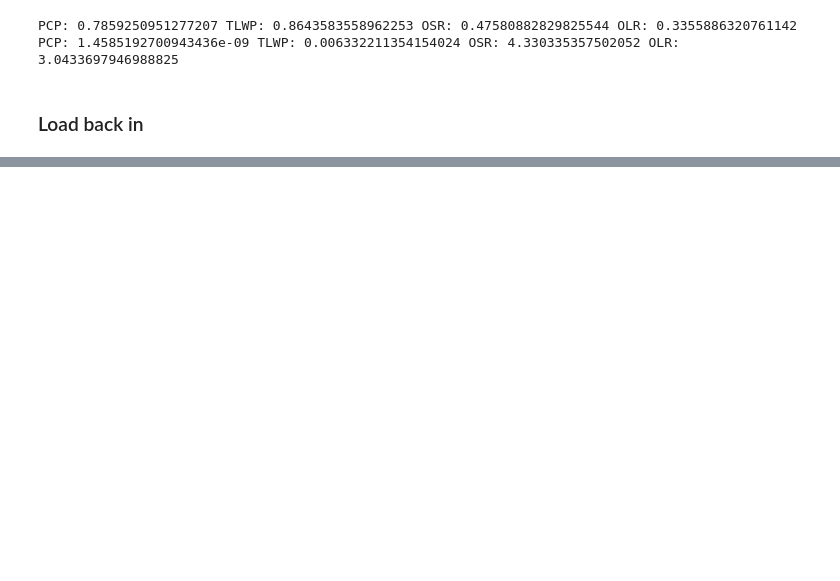
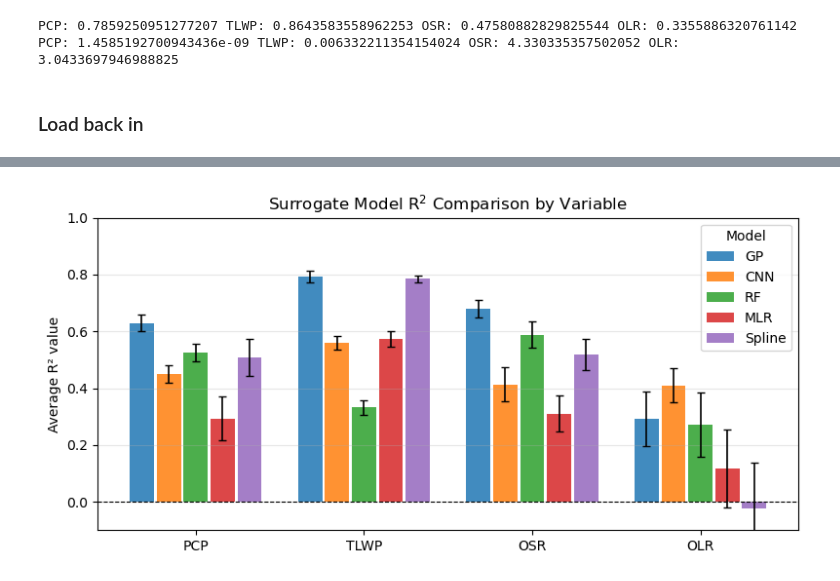
Before and after one commit to JenniferNPaige/SCREAM_Autotuning, a Jupyter notebook: 02_surrogate_modeling/Final_Surrogate_Kfolds_masked.ipynb, the cells around one changed output, grey strips where cells are left out. Drawn from its saved outputs; the diff is of its cells as text; code cells hidden in the pictures; blank space fills up the shorter version.

```diff
--- a/02_surrogate_modeling/Final_Surrogate_Kfolds_masked.ipynb
+++ b/02_surrogate_modeling/Final_Surrogate_Kfolds_masked.ipynb
@@ -1215,0 +1414,32 @@ display(df_mean.round(4).filter(like='test_rmse_phys'))
+# %%
+n_models = len(models_present)
+n_vars   = len(VAR_NAMES)
+width    = 0.8 / n_models
+x_base   = np.arange(n_vars)
+
+fig, ax = plt.subplots(figsize=(8, 4))
+
+for i, m in enumerate(models_present):
+    offsets = x_base + (i - n_models / 2 + 0.5) * width
+    means, stds = [], []
+    for var in VAR_NAMES:
+        col = f'{var}_test_r2_phys'
+        means.append(agg_mean.loc[m, col] if col in agg_mean.columns and m in agg_mean.index else np.nan)
+        stds.append(agg_std.loc[m, col]   if col in agg_std.columns  and m in agg_std.index  else 0)
+    ax.bar(offsets, means, width=width * 0.9, yerr=stds,
+           label=m, color=colors_model.get(m, 'gray'), alpha=0.85,
+           capsize=3, error_kw={'linewidth': 1.2})
+
+ax.set_xticks(x_base)
+ax.set_xticklabels(VAR_NAMES)
+ax.set_ylabel('Average R² value')
+ax.set_ylim(-0.1,1)
+ax.set_title(f'Surrogate Model R$^2$ Comparison by Variable') #\n'
+             #f'(mean ± 1 std across {n_seeds} seeds, each seed = mean of 5 CV folds)')
+ax.legend(title='Model')
+ax.grid(axis='y', alpha=0.3)
+ax.axhline(0, color='black', linewidth=0.8, linestyle='--')
+plt.tight_layout()
+plt.show()
+# %% [output]
+[figure, added]
```
Also changed, not shown: parts of 19 cells of this notebook, 13 other files.
